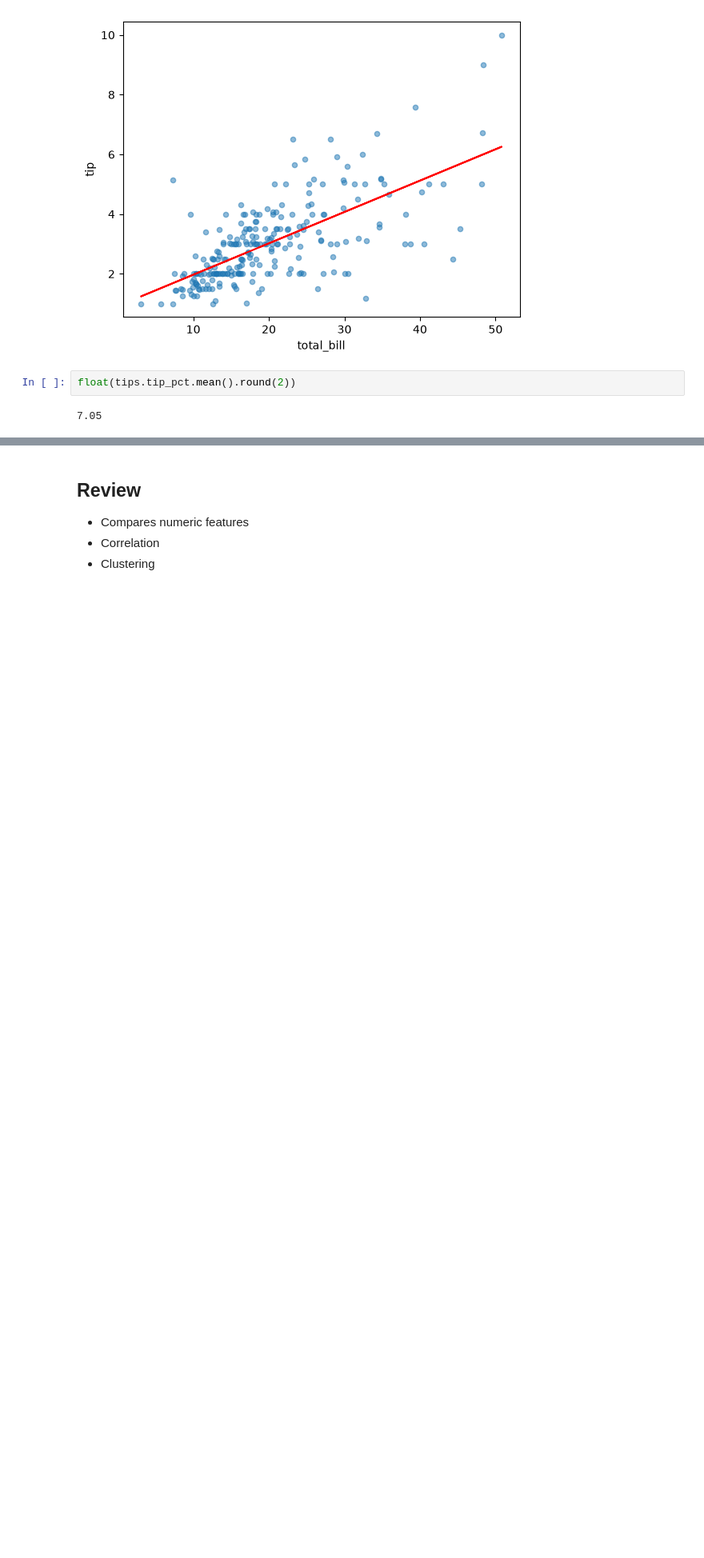
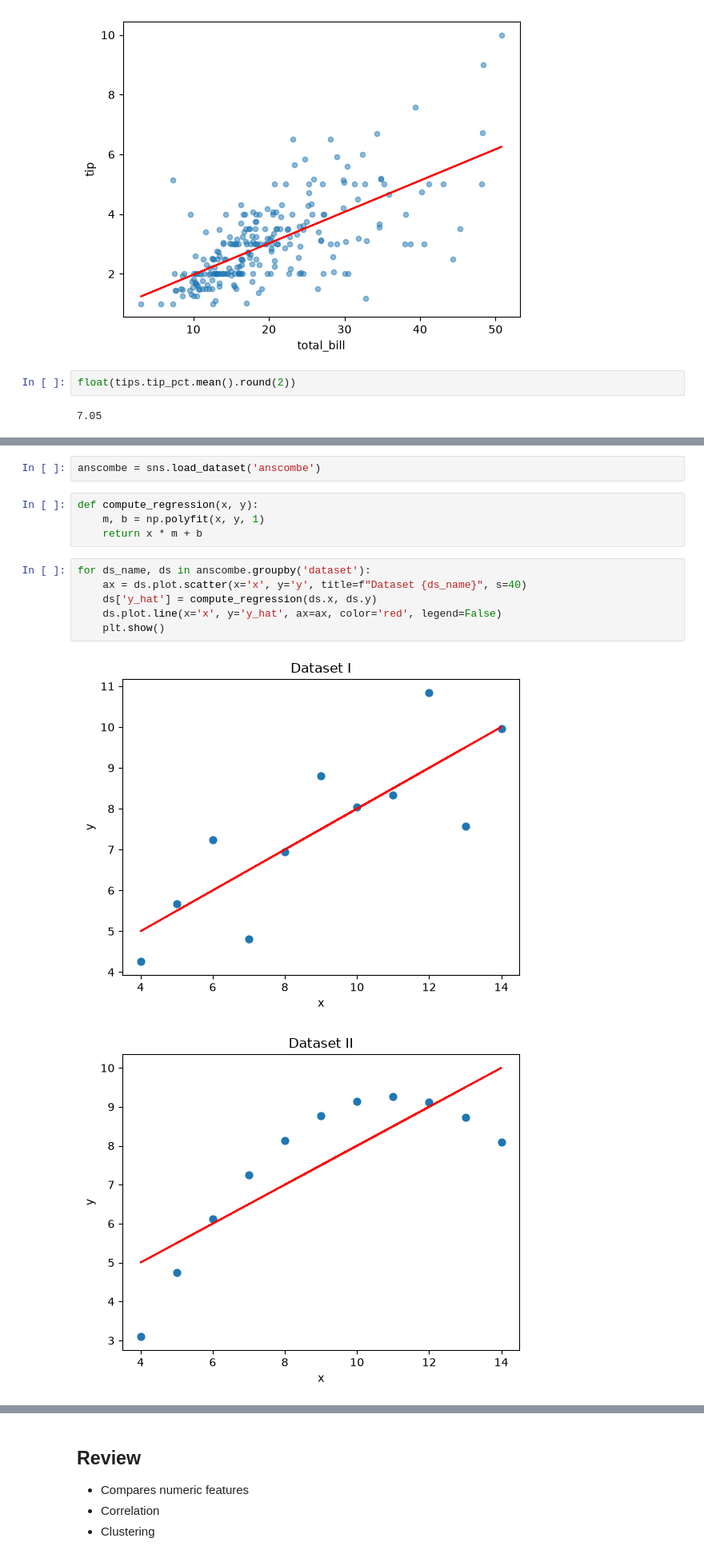
Before and after one commit to ontoligent/DS2023, a Jupyter notebook: pub/lessons/Unit 03 Basic Plots/14_Scatter_Plots.ipynb, the cells around one changed output, grey strips where cells are left out. Shown at 80% size. Saved outputs shown, nothing was run; the diff lists cells and outputs as text; blank space fills up the shorter version.

```diff
--- a/pub/lessons/Unit 03 Basic Plots/14_Scatter_Plots.ipynb
+++ b/pub/lessons/Unit 03 Basic Plots/14_Scatter_Plots.ipynb
@@ -172,0 +177,15 @@ float(tips.tip_pct.mean().round(2))
+# %%
+anscombe = sns.load_dataset('anscombe')
+# %%
+def compute_regression(x, y):
+    m, b = np.polyfit(x, y, 1)
+    return x * m + b
+# %%
+for ds_name, ds in anscombe.groupby('dataset'):
+    ax = ds.plot.scatter(x='x', y='y', title=f"Dataset {ds_name}", s=40)
+    ds['y_hat'] = compute_regression(ds.x, ds.y)
+    ds.plot.line(x='x', y='y_hat', ax=ax, color='red', legend=False)
+    plt.show()
+# %% [output]
+[figure, added]
+[figure, added]
```
Also changed, not shown: parts of 4 cells of this notebook, 2 other files.
